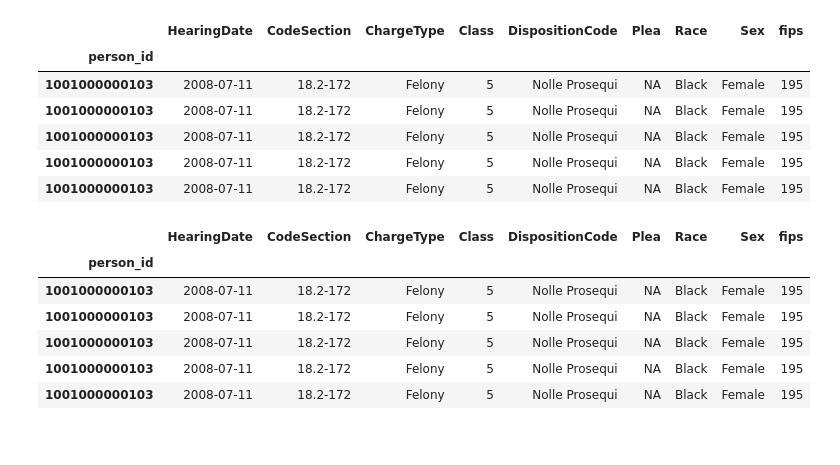
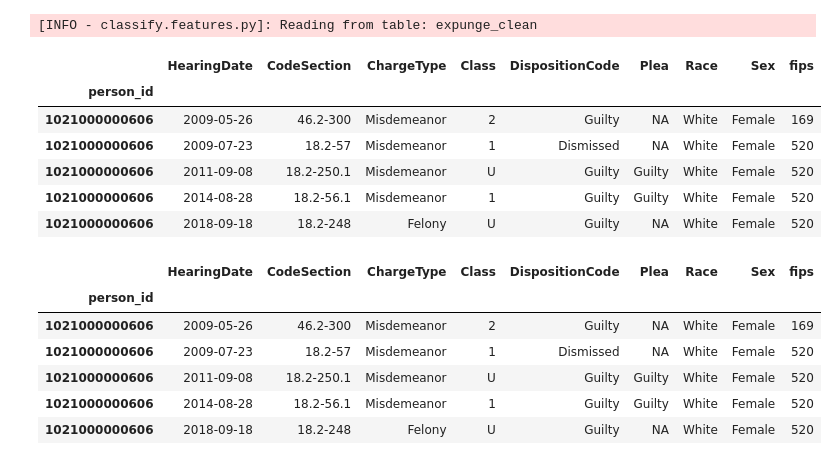
Before and after one commit to code-for-charlottesville/LAJC-expungement, a Jupyter notebook: expunge_features.ipynb, the cells around one changed output. Saved outputs shown, nothing was run; the diff lists cells and outputs as text; code cells hidden in the pictures.

Commit message:
Update testing notebook

```diff
--- a/expunge_features.ipynb
+++ b/expunge_features.ipynb
@@ -22,34 +32,32 @@ numpy.timedelta64(7,'Y')
 # %%
 query = (
-    sa.sql.select(expunge_model)
-        # Where clause just for testing, comment out for full run
-        # .where(
-        #     sa.or_(
-        #         # expunge_model.c.person_id == 127051000000102,
-        #         # expunge_model.c.person_id == 224010000000817,
-        #         # expunge_model.c.person_id == 1000000000362
-
-        #         expunge_model.c.person_id == 1021000000606,
-        #         expunge_model.c.person_id == 1070000000994
-        #     )
-        # )
-        .order_by(
-            expunge_model.c.person_id,
-            expunge_model.c.HearingDate
+    sa.select(expunge)
+    .where(
+        sa.or_(
+            expunge.c.person_id == 1021000000606,
+            expunge.c.person_id == 1070000000994
         )
+    )
+    .order_by(
+        expunge.c.person_id,
+        expunge.c.HearingDate
+    )
 )
 # %%
-ddf = fetch_expunge_data(custom_query=query)
+ddf = fetch_expunge_data(
+    custom_query=query
+)
 
 ddf.head()
 # %% [output]
+[INFO - classify.features.py]: Reading from table: expunge_clean
 |  | HearingDate | CodeSection | ChargeType | Class | DispositionCode | Plea | Race | Sex | fips |
 | person_id |  |  |  |  |  |  |  |  |  |
-| 1001000000103 | 2008-07-11 | 18.2-172 | Felony | 5 | Nolle Prosequi | NA | Black | Female | 195 |
-| 1001000000103 | 2008-07-11 | 18.2-172 | Felony | 5 | Nolle Prosequi | NA | Black | Female | 195 |
-| 1001000000103 | 2008-07-11 | 18.2-172 | Felony | 5 | Nolle Prosequi | NA | Black | Female | 195 |
-| 1001000000103 | 2008-07-11 | 18.2-172 | Felony | 5 | Nolle Prosequi | NA | Black | Female | 195 |
-| 1001000000103 | 2008-07-11 | 18.2-172 | Felony | 5 | Nolle Prosequi | NA | Black | Female | 195 |
+| 1021000000606 | 2009-05-26 | 46.2-300 | Misdemeanor | 2 | Guilty | NA | White | Female | 169 |
+| 1021000000606 | 2009-07-23 | 18.2-57 | Misdemeanor | 1 | Dismissed | NA | White | Female | 520 |
+| 1021000000606 | 2011-09-08 | 18.2-250.1 | Misdemeanor | U | Guilty | Guilty | White | Female | 520 |
+| 1021000000606 | 2014-08-28 | 18.2-56.1 | Misdemeanor | 1 | Guilty | Guilty | White | Female | 520 |
+| 1021000000606 | 2018-09-18 | 18.2-248 | Felony | U | Guilty | NA | White | Female | 520 |
 # %%
 ddf = clean_data(ddf)
 
@@ -57,11 +65,11 @@ ddf.head()
 # %% [output]
 |  | HearingDate | CodeSection | ChargeType | Class | DispositionCode | Plea | Race | Sex | fips |
 | person_id |  |  |  |  |  |  |  |  |  |
-| 1001000000103 | 2008-07-11 | 18.2-172 | Felony | 5 | Nolle Prosequi | NA | Black | Female | 195 |
-| 1001000000103 | 2008-07-11 | 18.2-172 | Felony | 5 | Nolle Prosequi | NA | Black | Female | 195 |
-| 1001000000103 | 2008-07-11 | 18.2-172 | Felony | 5 | Nolle Prosequi | NA | Black | Female | 195 |
-| 1001000000103 | 2008-07-11 | 18.2-172 | Felony | 5 | Nolle Prosequi | NA | Black | Female | 195 |
-| 1001000000103 | 2008-07-11 | 18.2-172 | Felony | 5 | Nolle Prosequi | NA | Black | Female | 195 |
+| 1021000000606 | 2009-05-26 | 46.2-300 | Misdemeanor | 2 | Guilty | NA | White | Female | 169 |
+| 1021000000606 | 2009-07-23 | 18.2-57 | Misdemeanor | 1 | Dismissed | NA | White | Female | 520 |
+| 1021000000606 | 2011-09-08 | 18.2-250.1 | Misdemeanor | U | Guilty | Guilty | White | Female | 520 |
+| 1021000000606 | 2014-08-28 | 18.2-56.1 | Misdemeanor | 1 | Guilty | Guilty | White | Female | 520 |
+| 1021000000606 | 2018-09-18 | 18.2-248 | Felony | U | Guilty | NA | White | Female | 520 |
 # %%
 ddf = (
     ddf.pipe(build_disposition)
```
Also changed, not shown: parts of 9 cells of this notebook.
